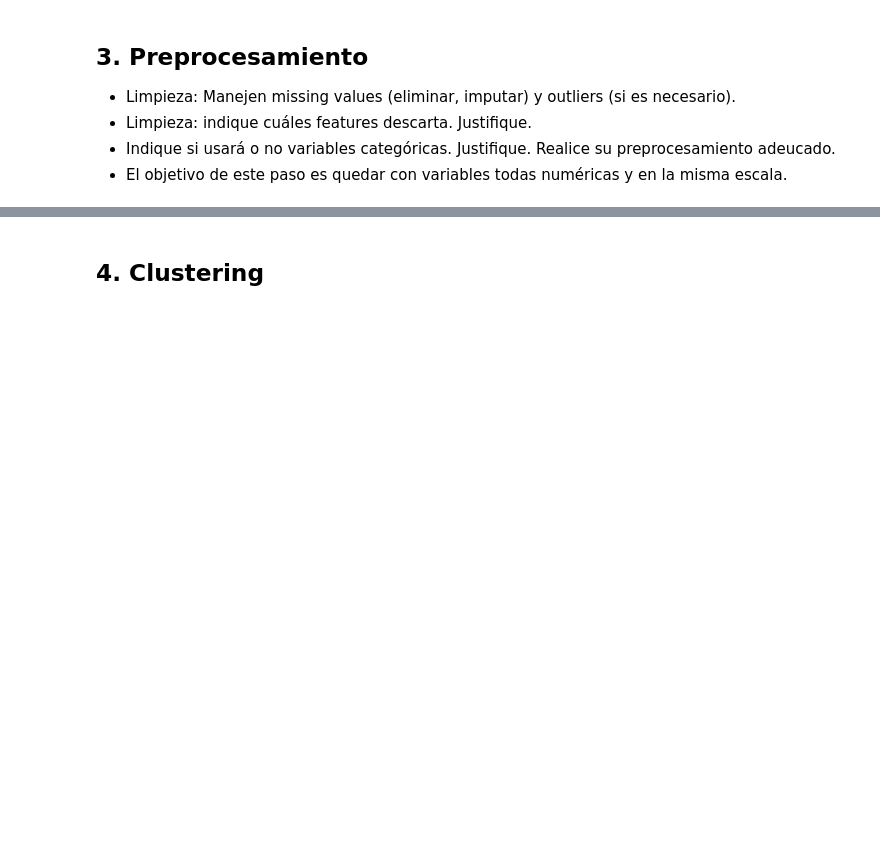
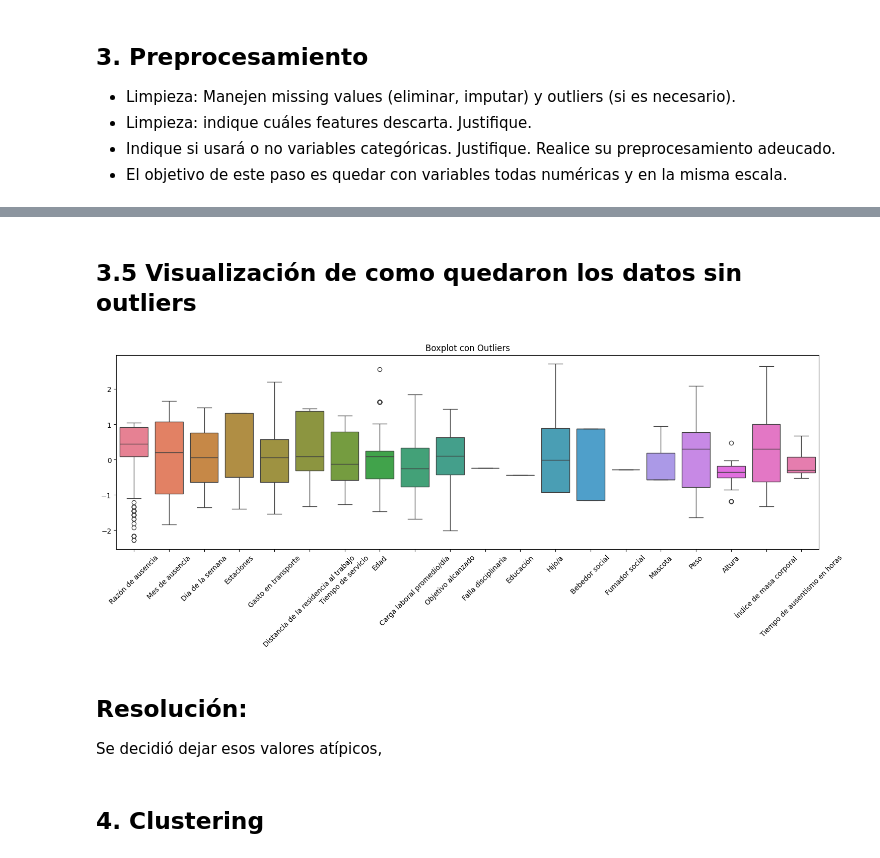
Before and after one commit to Bustagar/APRENDIZAJE-AUTOMATICO-1, a Jupyter notebook: TP2_AA1_aprendizaje_no_supervisado(Resuelto).ipynb, the cells around one changed output, grey strips where cells are left out. Cells and saved outputs as stored; diff of their text form; code cells hidden in the pictures; blank space fills up the shorter version.

```diff
--- a/TP2_AA1_aprendizaje_no_supervisado(Resuelto).ipynb
+++ b/TP2_AA1_aprendizaje_no_supervisado(Resuelto).ipynb
@@ -69,0 +292,13 @@
+# %%
+# Seleccionar las columnas a escalar (excluyendo la variable objetivo)
+features = df.drop(columns=['Id'])
+
+# Aplicar StandardScaler
+scaler = StandardScaler()
+features_scaled = scaler.fit_transform(features)
+
+# Convertir de nuevo a DataFrame para mejor visualización
+df_scaled = pd.DataFrame(features_scaled, columns=features.columns)
+
+# Ver las primeras filas escaladas
+df_scaled.sample(5)
@@ -69,0 +320,22 @@
+# %%
+# Función para eliminar outliers usando IQR en todas las columnas numéricas
+def eliminar_outliers(df_scaled):
+    for columna in df_scaled.select_dtypes(include=['number']).columns:  # Solo columnas numéricas
+        Q1 = df_scaled[columna].quantile(0.25)
+        Q3 = df_scaled[columna].quantile(0.75)
+        IQR = Q3 - Q1
+
+        # Definir límites para cada columna
+        limite_inferior = Q1 - 1.5 * IQR
+        limite_superior = Q3 + 1.5 * IQR
+
+        # Filtrar valores fuera de estos límites
+        df_scaled = df_scaled[(df_scaled[columna] >= limite_inferior) & (df_scaled[columna] <= limite_superior)]
+
+    return df_scaled
+
+# Aplicar la función al DataFrame escalado
+df_filtrado = eliminar_outliers(df_scaled)
+
+# Muestra aleatoria de los datos filtrados
+print(df_filtrado.sample(5))
@@ -70,3 +360,20 @@
+# %% [markdown]
+## 3.5 Visualización de como quedaron los datos sin outliers
+# %%
+# Crear el boxplot con valores atípicos visibles
+plt.figure(figsize=(18,5))
+sns.boxplot(data=df_filtrado, showfliers=True)  # showfliers=True muestra los outliers
+
+# Mostrar gráfico
+plt.title("Boxplot con Outliers")
+plt.xticks(rotation=45)
+plt.show()
+# %% [output]
+[figure, added]
+# %% [markdown]
+## Resolución:
+
+Se decidió dejar esos valores atípicos,
 # %% [markdown]
 
 
```
Also changed, not shown: parts of 30 cells of this notebook.
